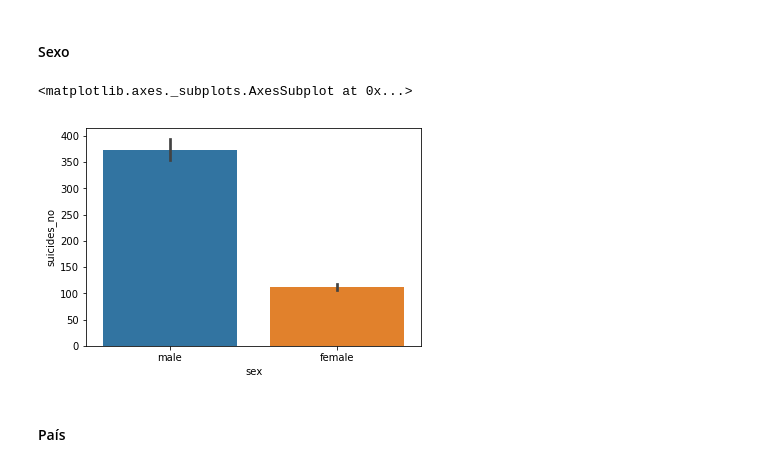
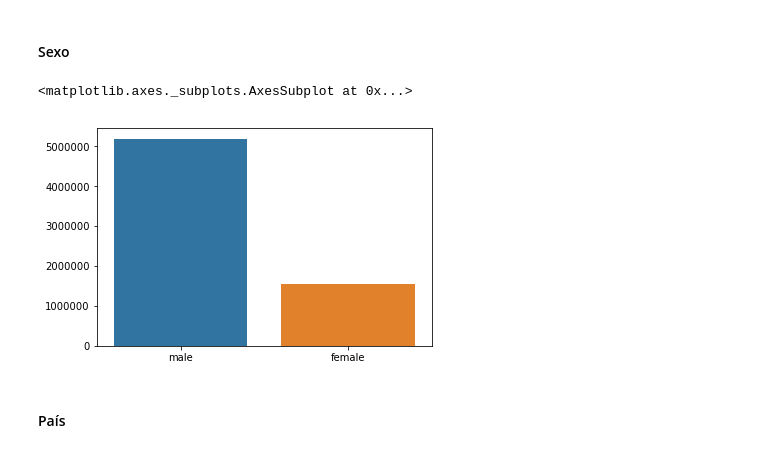
Before and after one commit to lmeazzini/Suicidal-analysis, a Jupyter notebook: Análise dos suicidios - Português.ipynb, the cells around one changed output. Cells and saved outputs as stored; diff of their text form; code cells hidden in the pictures.

```diff
--- a/Análise dos suicidios - Português.ipynb
+++ b/Análise dos suicidios - Português.ipynb
@@ -185,10 +194,15 @@ sns.barplot(x = 'age', y = 'suicides_no', data = df)
 # %% [markdown]
 #### Sexo
-# %%
-sns.barplot(x = 'sex', y = 'suicides_no', data = df)
-# %% [output]
-<matplotlib.axes._subplots.AxesSubplot at 0x...>
-[figure, removed]
+# %%
+suicides_no_sex = []
+
+for s in df['sex'].unique():
+    suicides_no_sex.append(sum(df[df['sex'] == s]['suicides_no']))
+
+sns.barplot(x = df['sex'].unique(), y = suicides_no_sex)
+# %% [output]
+<matplotlib.axes._subplots.AxesSubplot at 0x...>
+[figure, added]
 # %% [markdown]
 #### País
 # %% [markdown]
```
Also changed, not shown: parts of 20 cells of this notebook.
